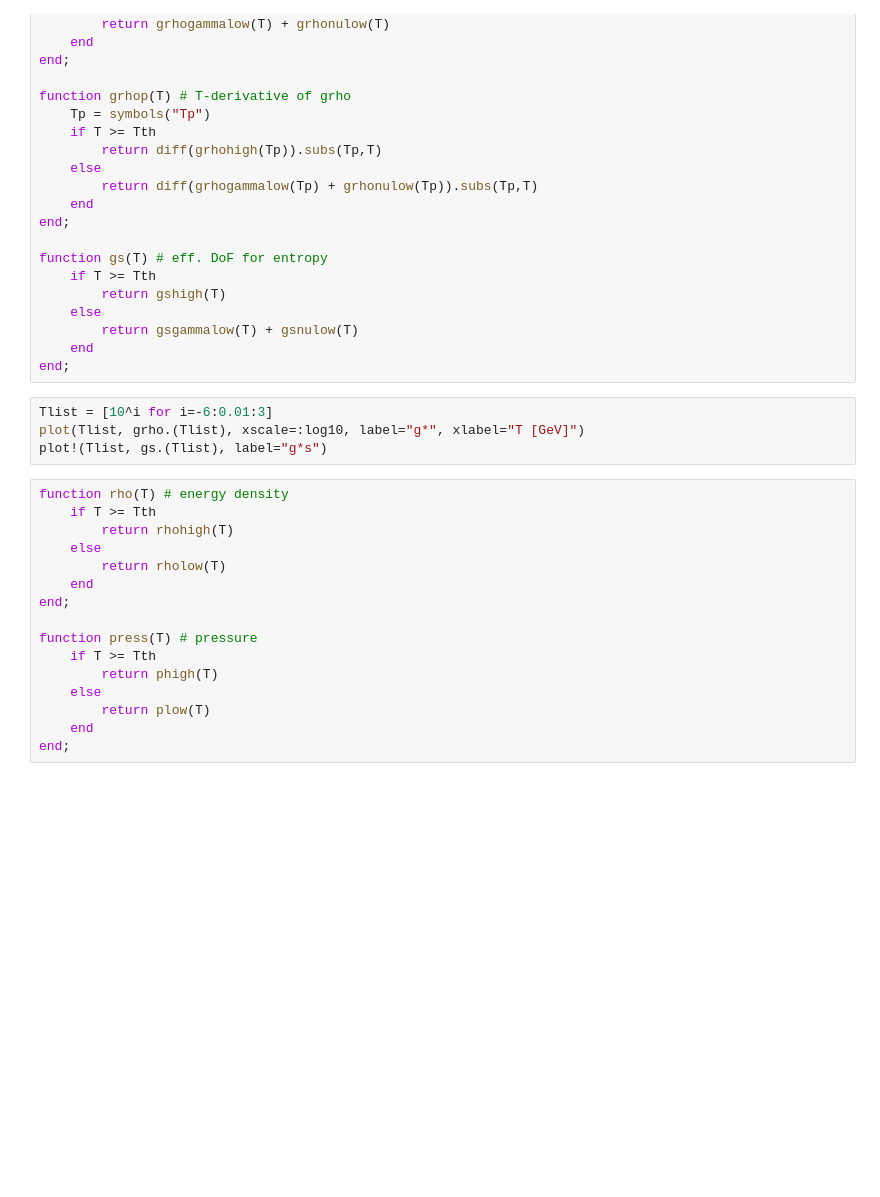
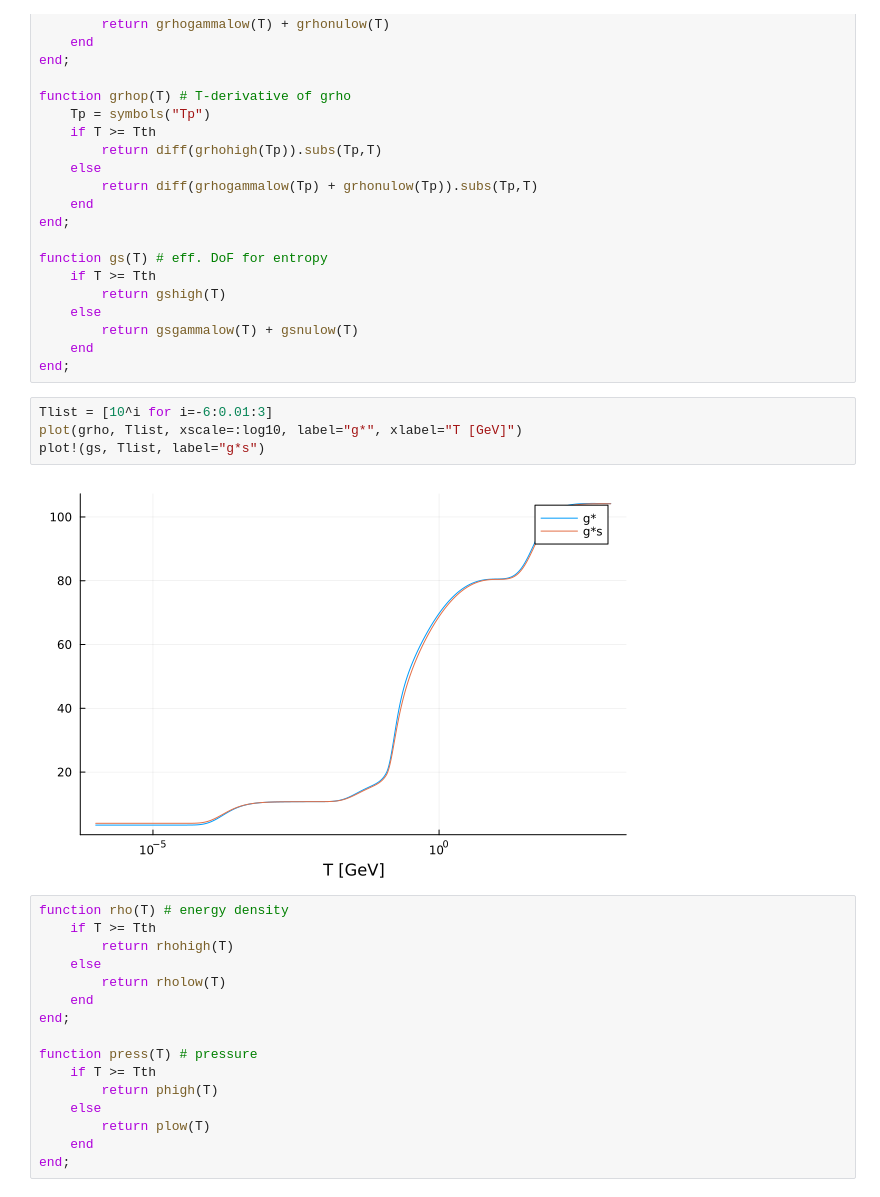
Before and after one commit to NekomammaT/SIGW_QCD, a Jupyter notebook: SIGW_QCD.ipynb, the cells around one changed output. Cells and saved outputs as stored; diff of their text form; blank space fills up the shorter version.

```diff
--- a/SIGW_QCD.ipynb
+++ b/SIGW_QCD.ipynb
@@ -116,8 +92,10 @@ function gs(T) # eff. DoF for entropy
 end;
 # %%
 Tlist = [10^i for i=-6:0.01:3]
-plot(Tlist, grho.(Tlist), xscale=:log10, label="g*", xlabel="T [GeV]")
-plot!(Tlist, gs.(Tlist), label="g*s")
+plot(grho, Tlist, xscale=:log10, label="g*", xlabel="T [GeV]")
+plot!(gs, Tlist, label="g*s")
+# %% [output]
+[figure, added]
 # %%
 function rho(T) # energy density
     if T >= Tth
```
Also changed, not shown: parts of 16 cells of this notebook.
